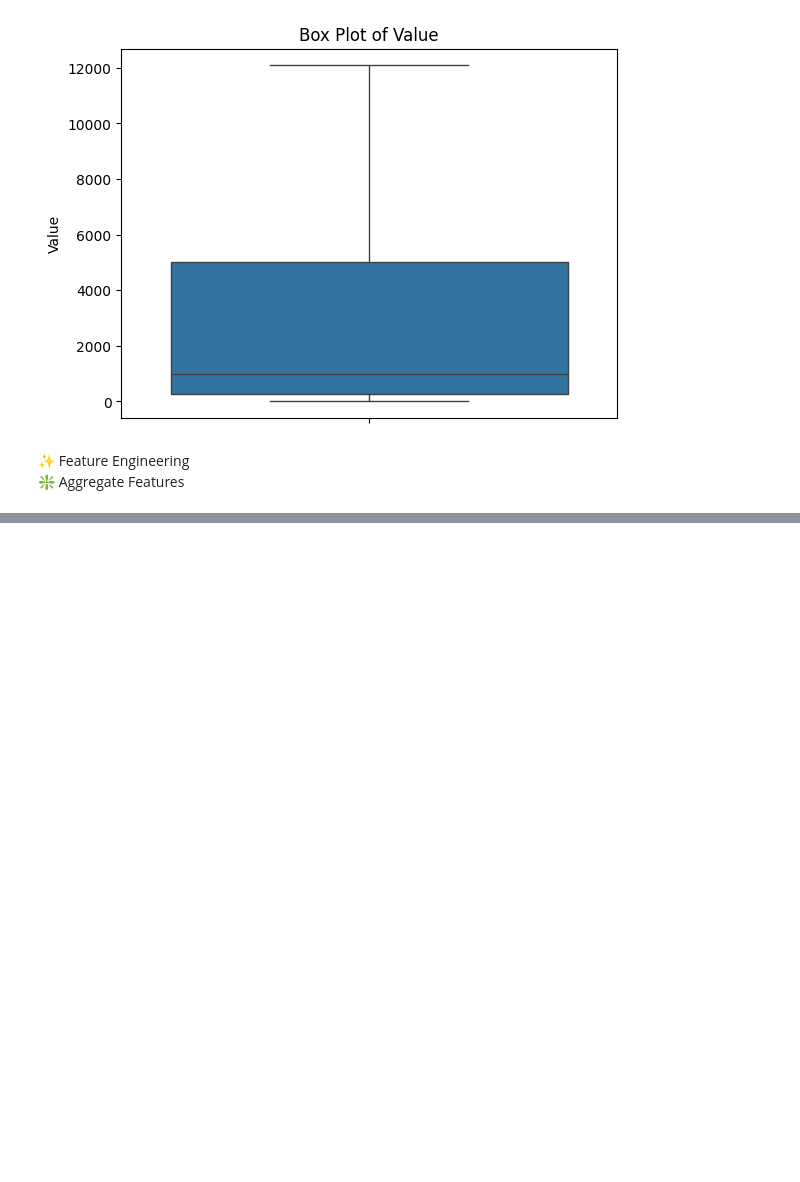
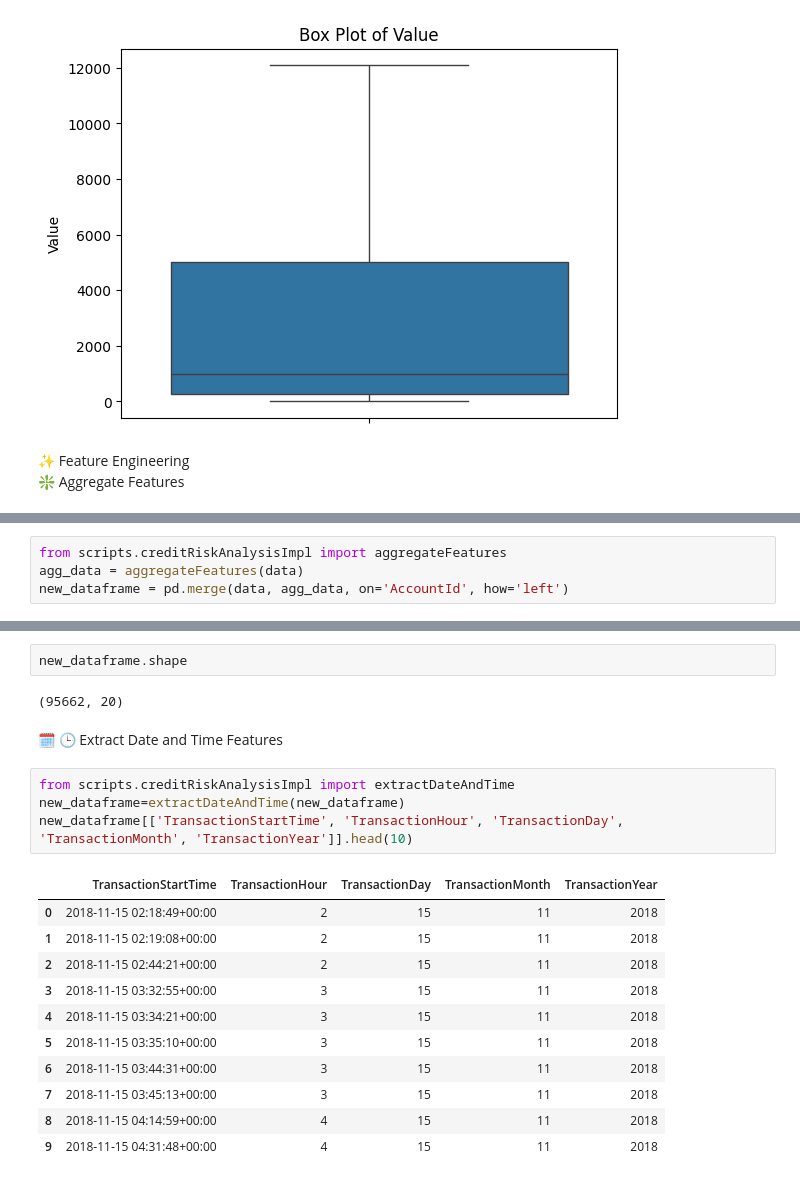
Before and after one commit to Ofgeha-Gelana/CreditScoreAI, a Jupyter notebook: notebooks/risk_analysis.ipynb, the cells around one changed output, grey strips where cells are left out. Drawn from its saved outputs; the diff is of its cells as text; blank space fills up the shorter version.

Commit message:
extract date and time

```diff
--- a/notebooks/risk_analysis.ipynb
+++ b/notebooks/risk_analysis.ipynb
@@ -237,0 +251,4 @@ boxPlotForDetectOutliers(data,['Amount','Value'])
+# %%
+from scripts.creditRiskAnalysisImpl import aggregateFeatures
+agg_data = aggregateFeatures(data)
+new_dataframe = pd.merge(data, agg_data, on='AccountId', how='left')
@@ -237,0 +269,22 @@ boxPlotForDetectOutliers(data,['Amount','Value'])
+# %%
+new_dataframe.shape
+# %% [output]
+(95662, 20)
+# %% [markdown]
+🗓️ 🕒 Extract Date and Time Features
+# %%
+from scripts.creditRiskAnalysisImpl import extractDateAndTime
+new_dataframe=extractDateAndTime(new_dataframe)
+new_dataframe[['TransactionStartTime', 'TransactionHour', 'TransactionDay', 'TransactionMonth', 'TransactionYear']].head(10)
+# %% [output]
+|  | TransactionStartTime | TransactionHour | TransactionDay | TransactionMonth | TransactionYear |
+| 0 | 2018-11-15 02:18:49+00:00 | 2 | 15 | 11 | 2018 |
+| 1 | 2018-11-15 02:19:08+00:00 | 2 | 15 | 11 | 2018 |
+| 2 | 2018-11-15 02:44:21+00:00 | 2 | 15 | 11 | 2018 |
+| 3 | 2018-11-15 03:32:55+00:00 | 3 | 15 | 11 | 2018 |
+| 4 | 2018-11-15 03:34:21+00:00 | 3 | 15 | 11 | 2018 |
+| 5 | 2018-11-15 03:35:10+00:00 | 3 | 15 | 11 | 2018 |
+| 6 | 2018-11-15 03:44:31+00:00 | 3 | 15 | 11 | 2018 |
+| 7 | 2018-11-15 03:45:13+00:00 | 3 | 15 | 11 | 2018 |
+| 8 | 2018-11-15 04:14:59+00:00 | 4 | 15 | 11 | 2018 |
+| 9 | 2018-11-15 04:31:48+00:00 | 4 | 15 | 11 | 2018 |
```
Also changed, not shown: parts of 3 cells of this notebook.
